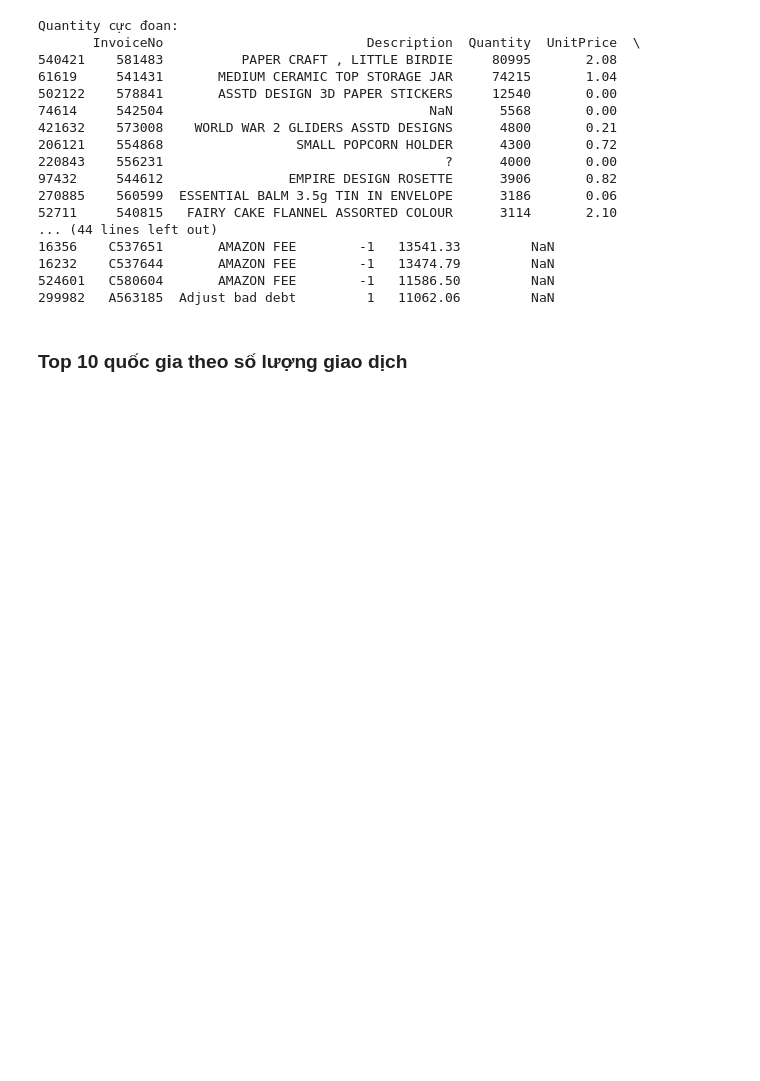
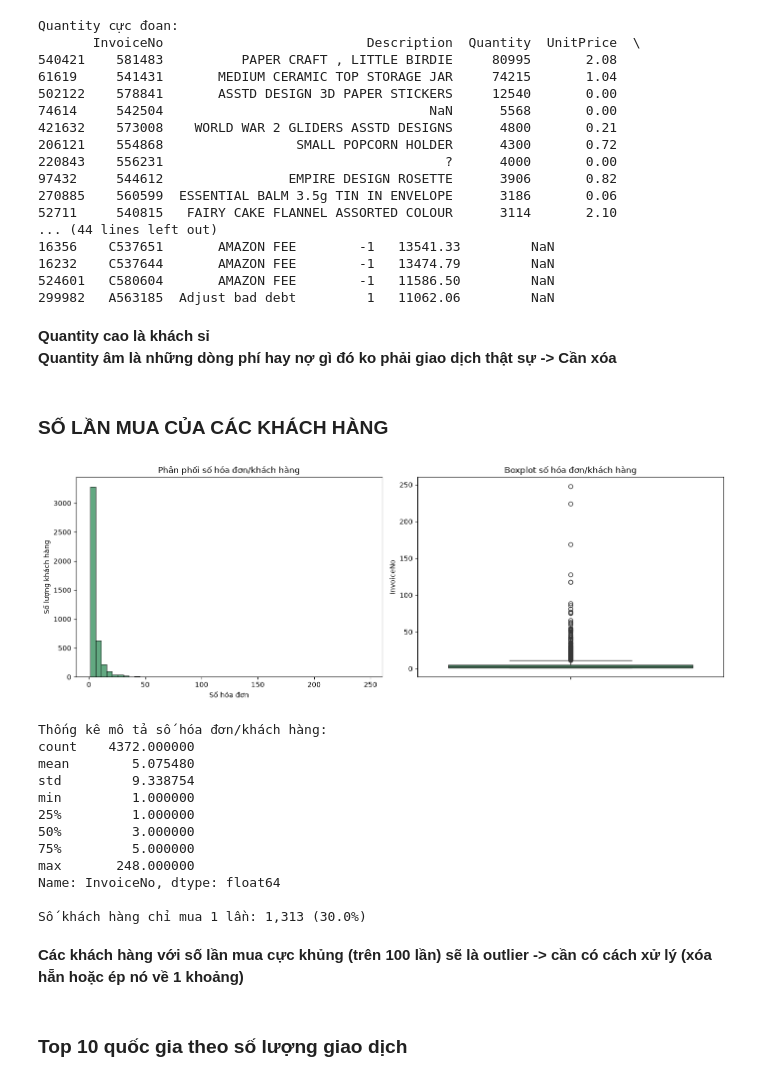
Before and after one commit to phguyen/customer-segment, a Jupyter notebook: notebooks/eda_and_preprocess (2).ipynb, the cells around one changed output. Saved outputs shown, nothing was run; the diff lists cells and outputs as text; code cells hidden in the pictures; blank space fills up the shorter version.

```diff
--- a/notebooks/eda_and_preprocess (2).ipynb
+++ b/notebooks/eda_and_preprocess (2).ipynb
@@ -133,6 +145,46 @@ Quantity cực đoan:
 16232    C537644       AMAZON FEE        -1   13474.79         NaN
 524601   C580604       AMAZON FEE        -1   11586.50         NaN
 299982   A563185  Adjust bad debt         1   11062.06         NaN
+# %% [markdown]
+**Quantity cao là khách sỉ \
+Quantity âm là những dòng phí hay nợ gì đó ko phải giao dịch thật sự -> Cần xóa**
+# %% [markdown]
+### SỐ LẦN MUA CỦA CÁC KHÁCH HÀNG
+# %%
+customer_txn = df.dropna(subset=['CustomerID']).groupby('CustomerID')['InvoiceNo'].nunique()
+
+fig, axes = plt.subplots(1, 2, figsize=(14, 5))
+
+sns.histplot(customer_txn, bins=50, ax=axes[0], color='seagreen')
+axes[0].set_title('Phân phối số hóa đơn/khách hàng')
+axes[0].set_xlabel('Số hóa đơn')
+axes[0].set_ylabel('Số lượng khách hàng')
+
+sns.boxplot(y=customer_txn, ax=axes[1], color='seagreen')
+axes[1].set_title('Boxplot số hóa đơn/khách hàng')
+
+plt.tight_layout()
+plt.show()
+
+print("Thống kê mô tả số hóa đơn/khách hàng:")
+print(customer_txn.describe())
+print(f"\nSố khách hàng chỉ mua 1 lần: {(customer_txn == 1).sum():,} ({(customer_txn == 1).mean()*100:.1f}%)")
+# %% [output]
+[figure, added]
+Thống kê mô tả số hóa đơn/khách hàng:
+count    4372.000000
+mean        5.075480
+std         9.338754
+min         1.000000
+25%         1.000000
+50%         3.000000
+75%         5.000000
+max       248.000000
+Name: InvoiceNo, dtype: float64
+
+Số khách hàng chỉ mua 1 lần: 1,313 (30.0%)
+# %% [markdown]
+**Các khách hàng với số lần mua cực khủng (trên 100 lần) sẽ là outlier -> cần có cách xử lý (xóa hẵn hoặc ép nó về 1 khoảng)**
 # %% [markdown]
 ### Top 10 quốc gia theo số lượng giao dịch
 # %%
```
Also changed, not shown: parts of 9 cells of this notebook.
